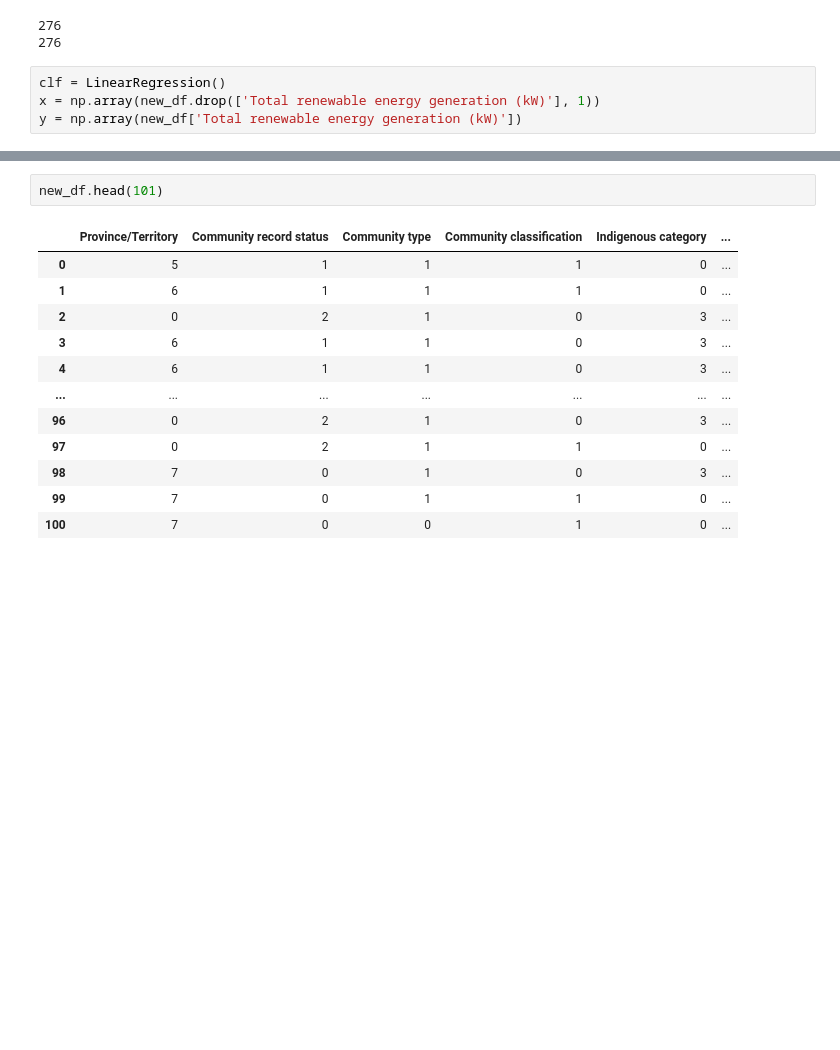
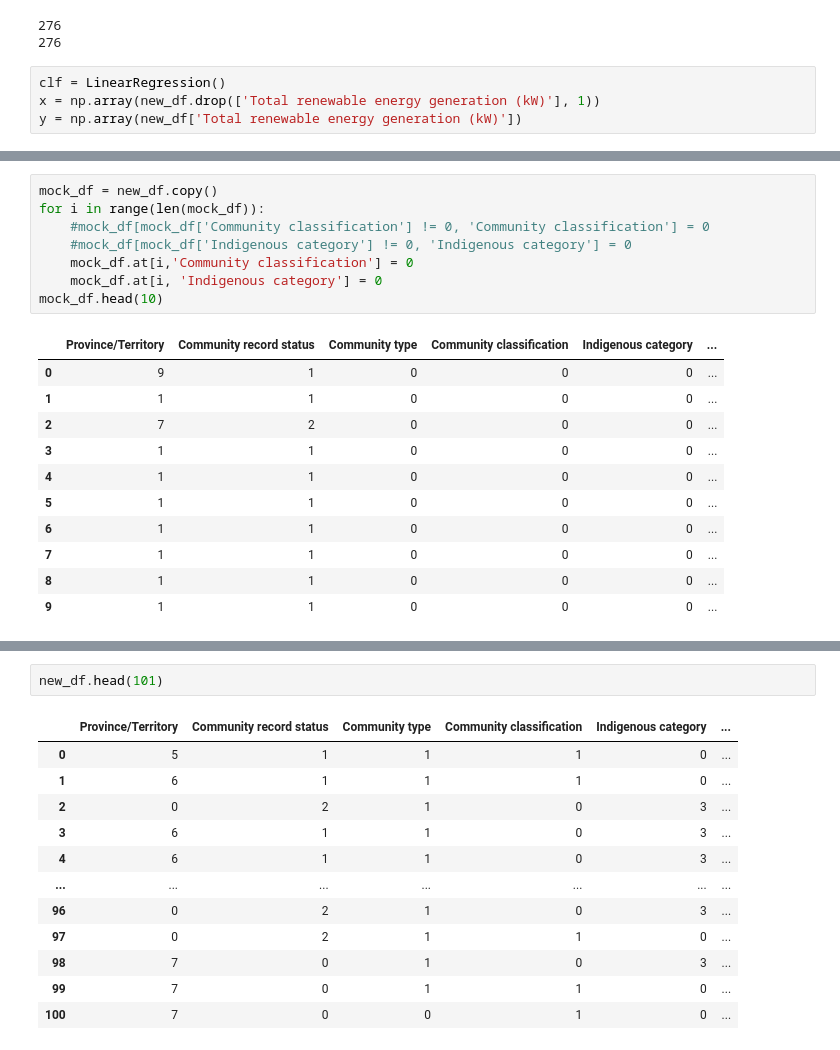
Before and after one commit to anubhajoshi01/big_data_challenge, a Jupyter notebook: Remote_Communities_Energy.ipynb, the cells around one changed output, grey strips where cells are left out. Drawn from its saved outputs; the diff is of its cells as text; blank space fills up the shorter version.

```diff
--- a/Remote_Communities_Energy.ipynb
+++ b/Remote_Communities_Energy.ipynb
@@ -301,6 +301,26 @@ clf2.fit(x_train, y_train)
 accuracy = clf.score(x_test, y_test)
 # %% [output]
 ValueError: matmul: Input operand 1 has a mismatch in its core dimension 0, with gufunc signature (n?,k),(k,m?)->(n?,m?) (size 8 is different from 6)
+# %%
+mock_df = new_df.copy()
+for i in range(len(mock_df)):
+    #mock_df[mock_df['Community classification'] != 0, 'Community classification'] = 0
+    #mock_df[mock_df['Indigenous category'] != 0, 'Indigenous category'] = 0
+    mock_df.at[i,'Community classification'] = 0
+    mock_df.at[i, 'Indigenous category'] = 0
+mock_df.head(10)
+# %% [output]
+|  | Province/Territory | Community record status | Community type | Community classification | Indigenous category | ... |
+| 0 | 9 | 1 | 0 | 0 | 0 | ... |
+| 1 | 1 | 1 | 0 | 0 | 0 | ... |
+| 2 | 7 | 2 | 0 | 0 | 0 | ... |
+| 3 | 1 | 1 | 0 | 0 | 0 | ... |
+| 4 | 1 | 1 | 0 | 0 | 0 | ... |
+| 5 | 1 | 1 | 0 | 0 | 0 | ... |
+| 6 | 1 | 1 | 0 | 0 | 0 | ... |
+| 7 | 1 | 1 | 0 | 0 | 0 | ... |
+| 8 | 1 | 1 | 0 | 0 | 0 | ... |
+| 9 | 1 | 1 | 0 | 0 | 0 | ... |
 # %%
 x = range(0,276)
 plt.plot(x,
```
Also changed, not shown: parts of 13 cells of this notebook.
